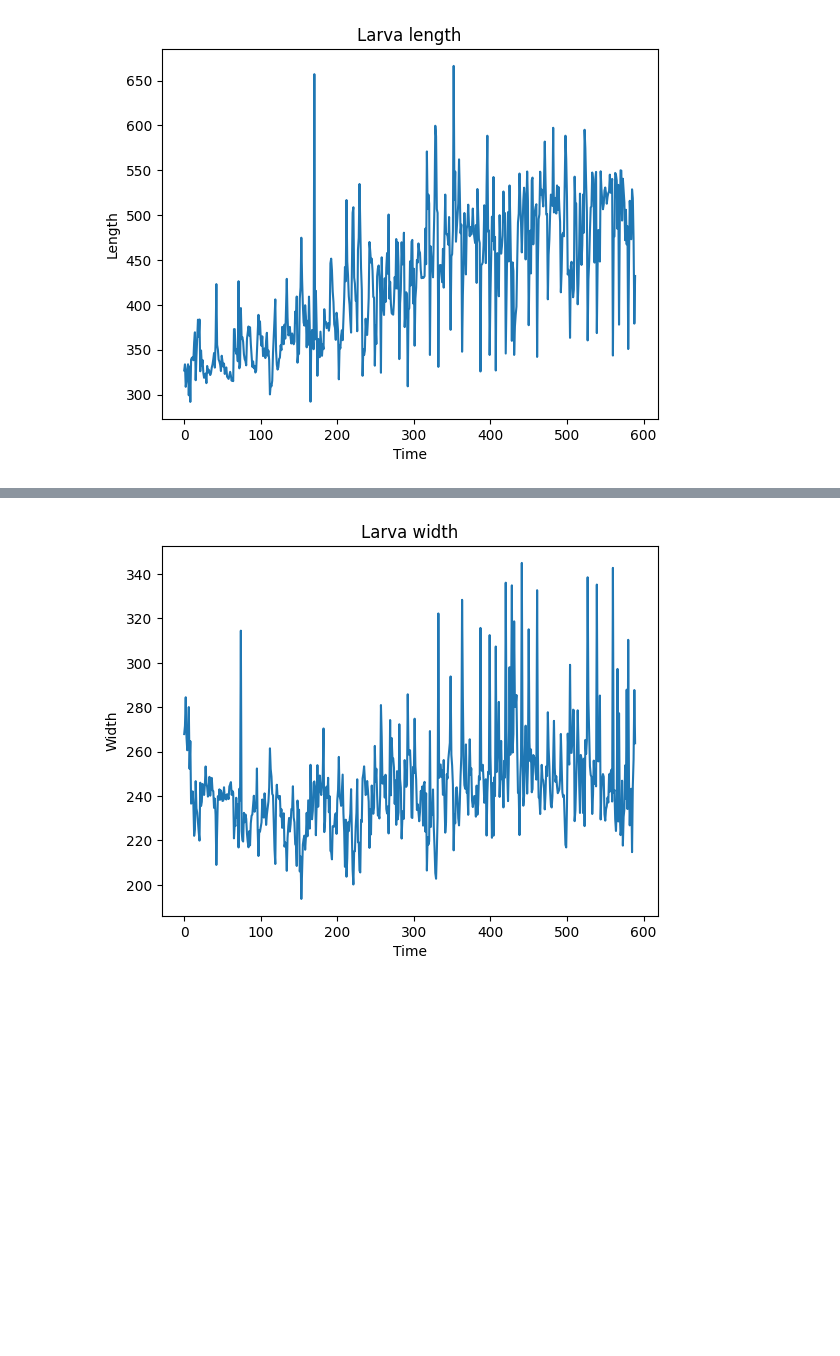
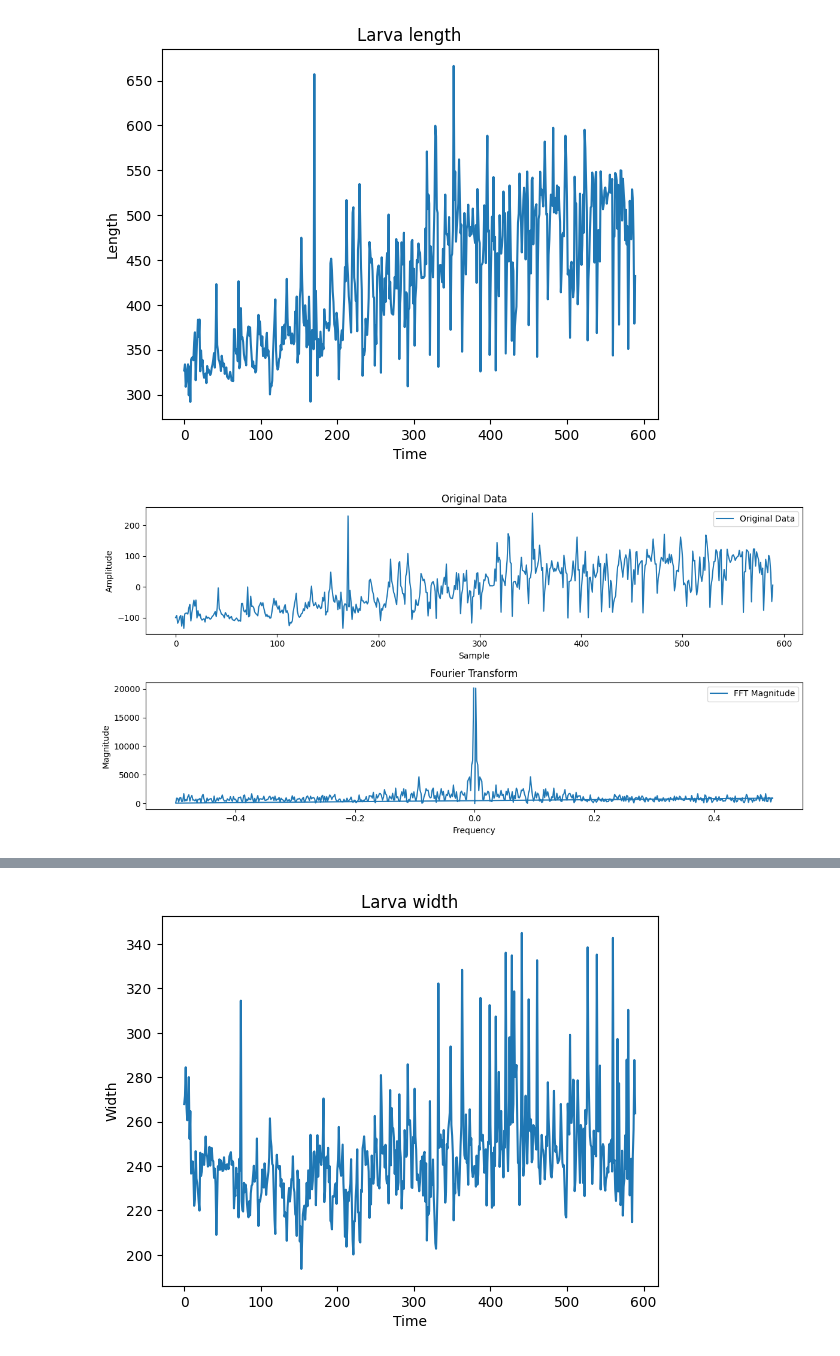
Before and after one commit to amanda-araujo/animal-development, a Jupyter notebook: treco_growth_mahiro.ipynb, the cells around one changed output, grey strips where cells are left out. Drawn from its saved outputs; the diff is of its cells as text; code cells hidden in the pictures; blank space fills up the shorter version.

```diff
--- a/treco_growth_mahiro.ipynb
+++ b/treco_growth_mahiro.ipynb
@@ -101,13 +103,13 @@ with open('/content/length.txt', 'r') as f:
     data = f.read().splitlines()
 
 # Convert each line to an integer
-data = [float(line) for line in data]
+length_data = [float(line) for line in data]
 
 # Create a list of indices
-indices = list(range(len(data)))
+indices = list(range(len(length_data)))
 
 # Plot the data
-plt.plot(indices, data)
+plt.plot(indices, length_data)
 
 # Optionally set the title and labels
 plt.title('Larva length')
@@ -118,3 +120,35 @@ plt.ylabel('Length')
 plt.show()
 # %% [output]
 [figure]
+# %%
+#perform Fourier transform
+
+avg_len = statistics.mean(length_data)
+length_data = [data-avg_len for data in length_data]
+
+fft_result = np.fft.fft(length_data)
+
+# Compute the frequencies corresponding to the FFT result
+frequencies = np.fft.fftfreq(len(length_data))
+
+# Plot the original data
+plt.figure(figsize=(12, 6))
+plt.subplot(2, 1, 1)
+plt.plot(length_data, label='Original Data')
+plt.title('Original Data')
+plt.xlabel('Sample')
+plt.ylabel('Amplitude')
+plt.legend()
+
+# Plot the magnitude of the FFT
+plt.subplot(2, 1, 2)
+plt.plot(frequencies, np.abs(fft_result), label='FFT Magnitude')
+plt.title('Fourier Transform')
+plt.xlabel('Frequency')
+plt.ylabel('Magnitude')
+plt.legend()
+
+plt.tight_layout()
+plt.show()
+# %% [output]
+[figure, added]
```
Also changed, not shown: parts of 2 cells of this notebook.
